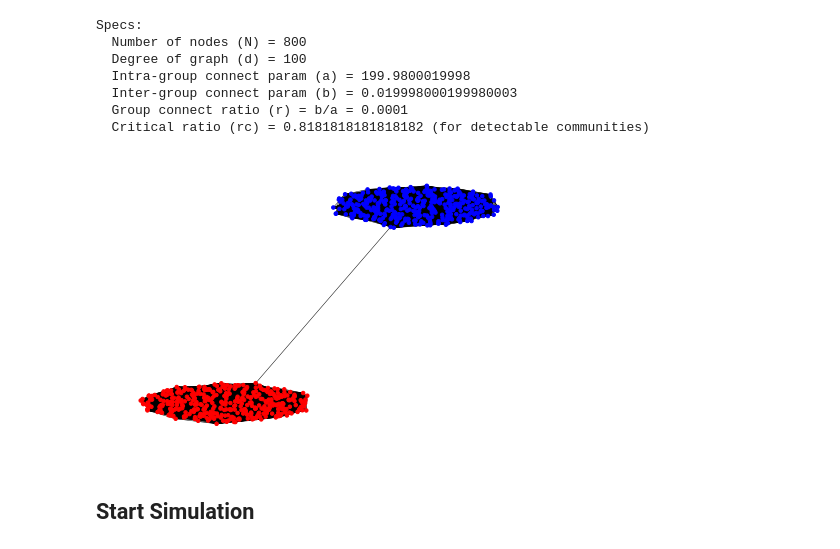
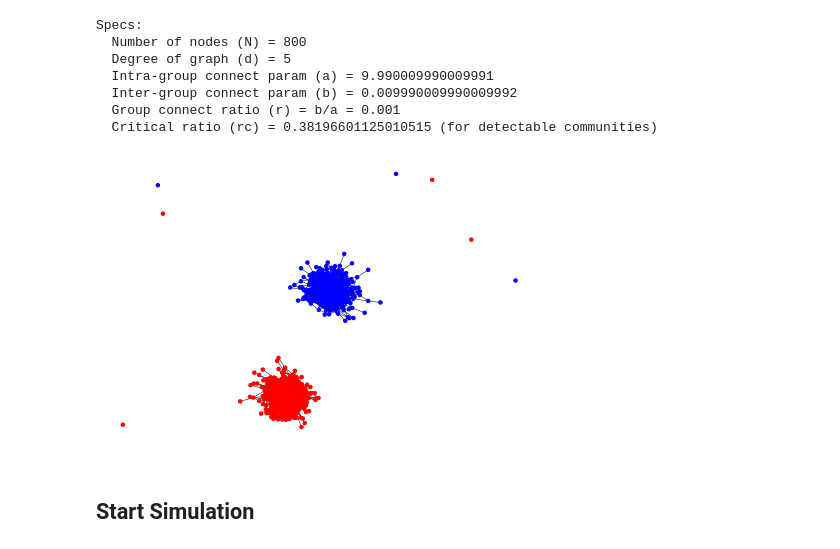
Before and after one commit to galannp/Markov, a Jupyter notebook: notebook/test_chun.ipynb, the cells around one changed output. Drawn from its saved outputs; the diff is of its cells as text; code cells hidden in the pictures.

```diff
--- a/notebook/test_chun.ipynb
+++ b/notebook/test_chun.ipynb
@@ -68,30 +17,28 @@ def display_spec(N:int, d:int, a:float, b:float, r:float):
 # %%
 # Initialize random seed
 np.random.seed(0)
 
 # Define the parameters
 N = 800      # number of nodes
-d = 100       # degree
+d = 5       # degree
 
 # Generate the basic parameters for simulation
-a, b, r = generate_detectable_a_b(d, 1e-4)
+a, b, r = generate_detectable_a_b(d, r=1e-3)
 display_spec(N,d,a,b,r)
 
 true_group_label = generate_population(N)
 G = graph_gen(true_group_label, a, b)
 
-# G = build_graph(true_group_label, a, b)
 draw_graph(G, true_group_label)
-# nx.draw(G, node_size=50)
 # %% [output]
 Specs:
   Number of nodes (N) = 800
-  Degree of graph (d) = 100
-  Intra-group connect param (a) = 199.9800019998
-  Inter-group connect param (b) = 0.019998000199980003
-  Group connect ratio (r) = b/a = 0.0001
-  Critical ratio (rc) = 0.8181818181818182 (for detectable communities)
+  Degree of graph (d) = 5
+  Intra-group connect param (a) = 9.990009990009991
+  Inter-group connect param (b) = 0.009990009990009992
+  Group connect ratio (r) = b/a = 0.001
+  Critical ratio (rc) = 0.38196601125010515 (for detectable communities)
-[figure, old version]
+[figure, new version]
 # %% [markdown]
 ## Start Simulation
 # %%
```
Also changed, not shown: parts of 7 cells of this notebook, 1 other file.
